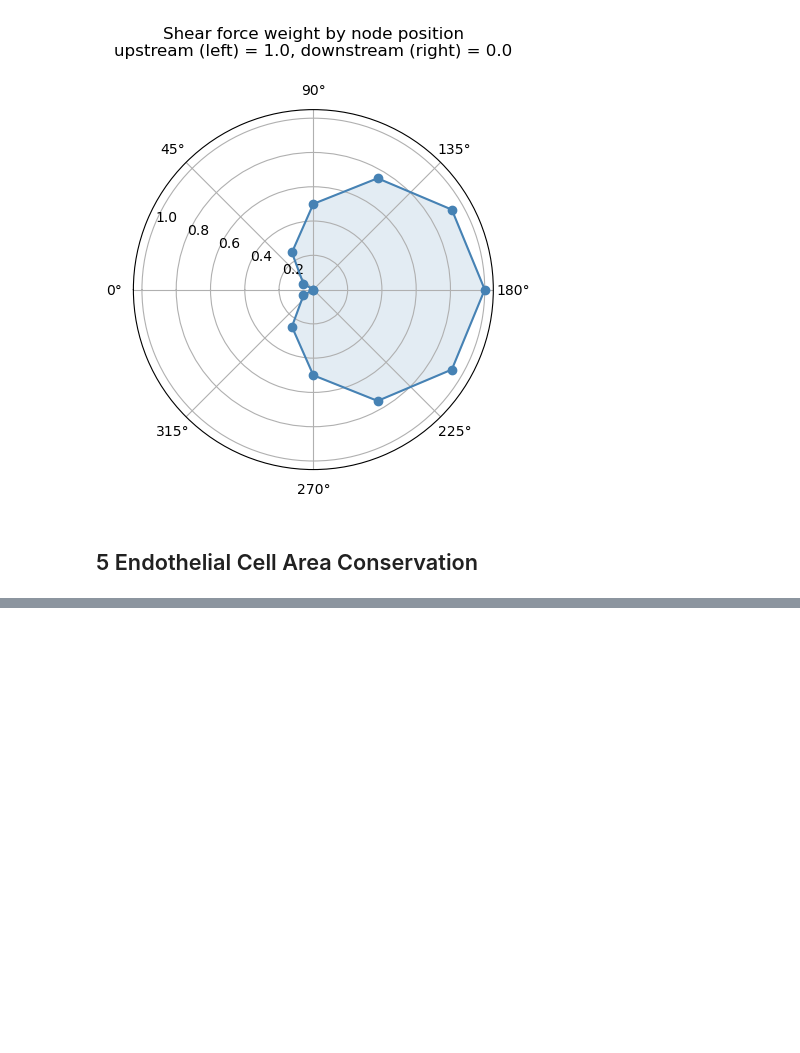
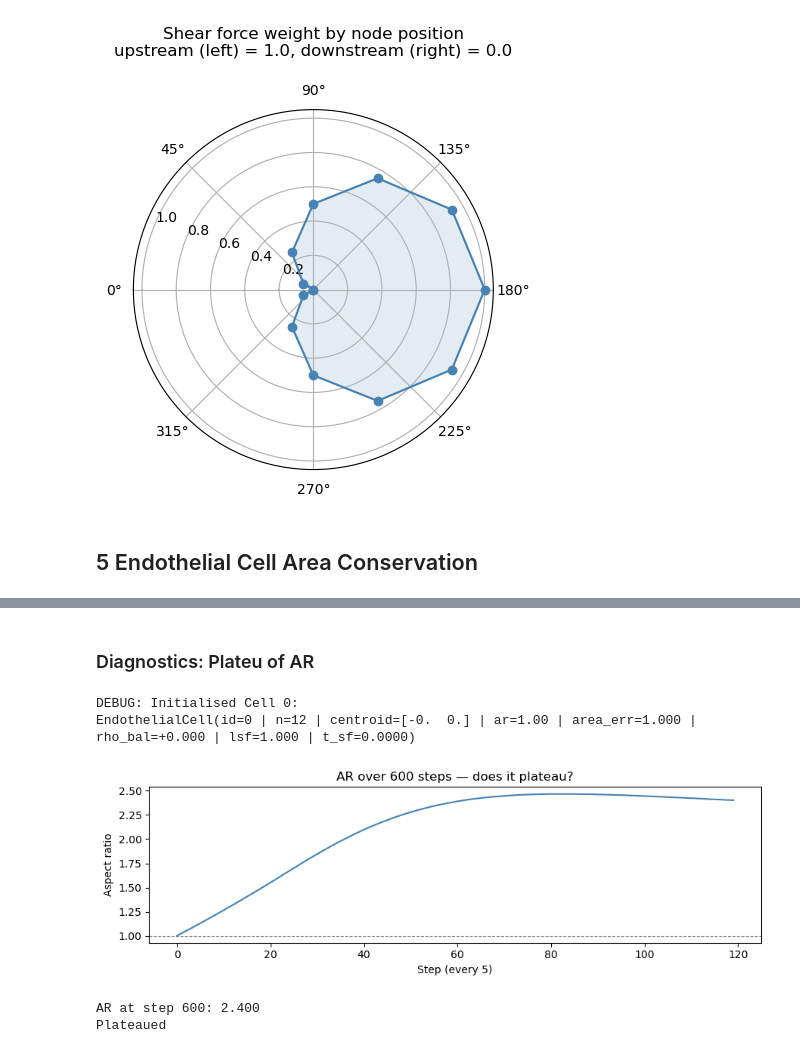
Before and after one commit to emilieyuu/endotehelial-masboss, a Jupyter notebook: notebooks/09_test_abm_classes.ipynb, the cells around one changed output, grey strips where cells are left out. Cells and saved outputs as stored; diff of their text form; code cells hidden in the pictures; blank space fills up the shorter version.

```diff
--- a/notebooks/09_test_abm_classes.ipynb
+++ b/notebooks/09_test_abm_classes.ipynb
@@ -349,0 +377,33 @@ step  area_err      AR    pressure
+# %% [markdown]
+### Diagnostics: Plateu of AR
+# %%
+# Does AR plateau if you run longer?
+cell_long = EndothelialCell(0, np.array([0.0, 0.0]),
+                            lut=MockLUT(), cfg=spatial_cfg,
+                            n_nodes=12, radius=10.0)
+flow_long = FlowField(magnitude=2.0)
+
+ars_long = []
+for t in range(600):
+    cell_long.step(flow_long, dt=0.1)
+    if t % 5 == 0:
+        ars_long.append(cell_long.get_state()['metrics']['ar'])
+
+plt.figure(figsize=(9, 3))
+plt.plot(range(len(ars_long)), ars_long, color='steelblue', linewidth=1.5)
+plt.axhline(1.0, color='gray', linestyle='--', linewidth=0.8)
+plt.ylabel("Aspect ratio")
+plt.xlabel("Step (every 5)")
+plt.title("AR over 600 steps — does it plateau?")
+plt.tight_layout()
+plt.show()
+
+final_ar = ars_long[-1]
+print(f"AR at step 600: {final_ar:.3f}")
+print("Plateaued" if abs(ars_long[-1] - ars_long[-10]) < 0.05 else "Still rising — no equilibrium")
+# %% [output]
+DEBUG: Initialised Cell 0:
+EndothelialCell(id=0 | n=12 | centroid=[-0.  0.] | ar=1.00 | area_err=1.000 | rho_bal=+0.000 | lsf=1.000 | t_sf=0.0000)
+[figure, added]
+AR at step 600: 2.400
+Plateaued
```
Also changed, not shown: parts of 5 cells of this notebook, 52 other files.
